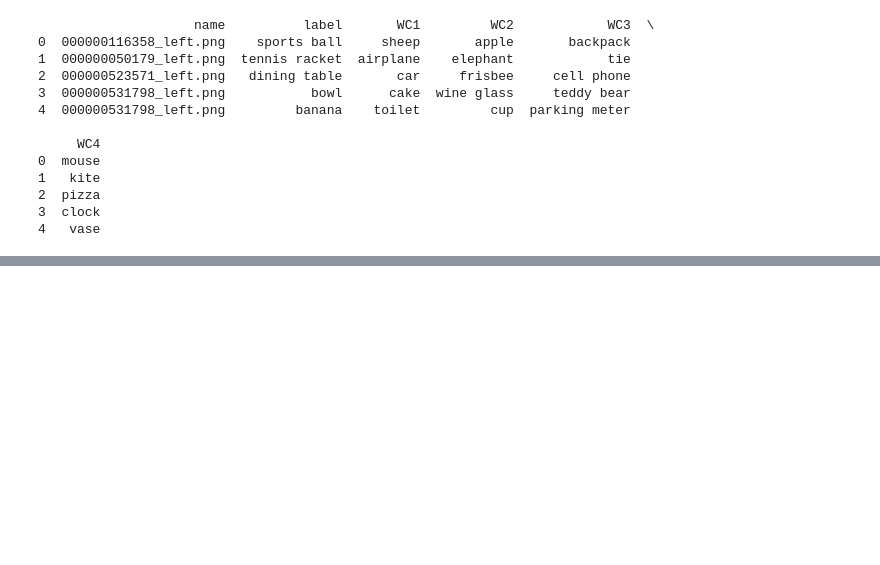
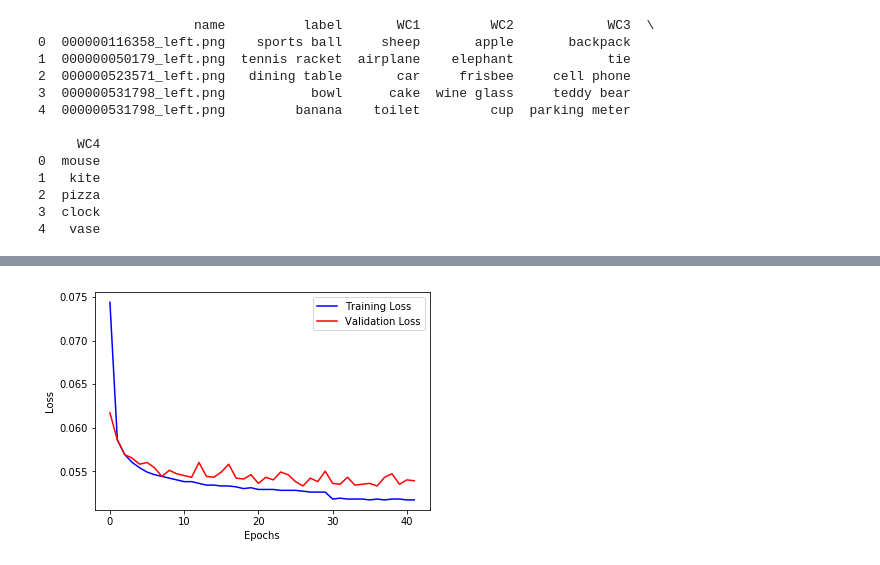
Before and after one commit to purujitgoyal/Half-Half, a Jupyter notebook: prepare_data/prepare_data.ipynb, the cells around one changed output, grey strips where cells are left out. Drawn from its saved outputs; the diff is of its cells as text; code cells hidden in the pictures; blank space fills up the shorter version.

```diff
--- a/prepare_data/prepare_data.ipynb
+++ b/prepare_data/prepare_data.ipynb
@@ -253,0 +256,50 @@ test_data.to_csv('../Data/test_ann_encoded.csv', index = False)
+# %%
+data = pd.read_csv('model_gcn_baseline_tuned_False.txt', sep = "\n")
+print(data.head(5))
+# r - 1 factor of 4
+rows = data.shape[0]
+train_r = []
+val_r = []
+for r in range(1, rows):
+    if (r - 2) % 4 == 0:
+        train_r.append(r)
+    elif (r - 3) % 4 == 0:
+        val_r.append(r)
+
+train_df = data.loc[train_r]
+val_df = data.loc[val_r]
+
+
+train_loss = []
+val_loss = []
+
+print(train_df.head(5))
+print(val_df.head(5))
+for r in range(train_df.shape[0]):
+    s = str(train_df.iloc[r])
+#     print(s.split(" "))
+    train_loss.append(float(s.split(" ")[10]))
+
+ignore = []
+for r in range(val_df.shape[0]):
+    s = str(val_df.iloc[r])
+    val_loss.append(float(s.split(" ")[10]))
+    if float(s.split(" ")[10]) > 1.00:
+        ignore.append(r)
+
+train_loss_f = []
+val_loss_f = []
+for r in range(train_df.shape[0]):
+    if r in ignore:
+        continue
+    train_loss_f.append(train_loss[r])
+    val_loss_f.append(val_loss[r])
+
+import matplotlib.pyplot as plt
+plt.plot(train_loss_f, 'b', label='Training Loss')
+plt.plot(val_loss_f, 'r', label='Validation Loss')
+plt.legend()
+plt.xlabel('Epochs')
+plt.ylabel('Loss')
+plt.savefig('model_gcn_baseline_tuned_False.png', dpi=300)
+# %% [output]
@@ -253,0 +324 @@ test_data.to_csv('../Data/test_ann_encoded.csv', index = False)
+[figure, added]
```
Also changed, not shown: parts of 4 cells of this notebook.
